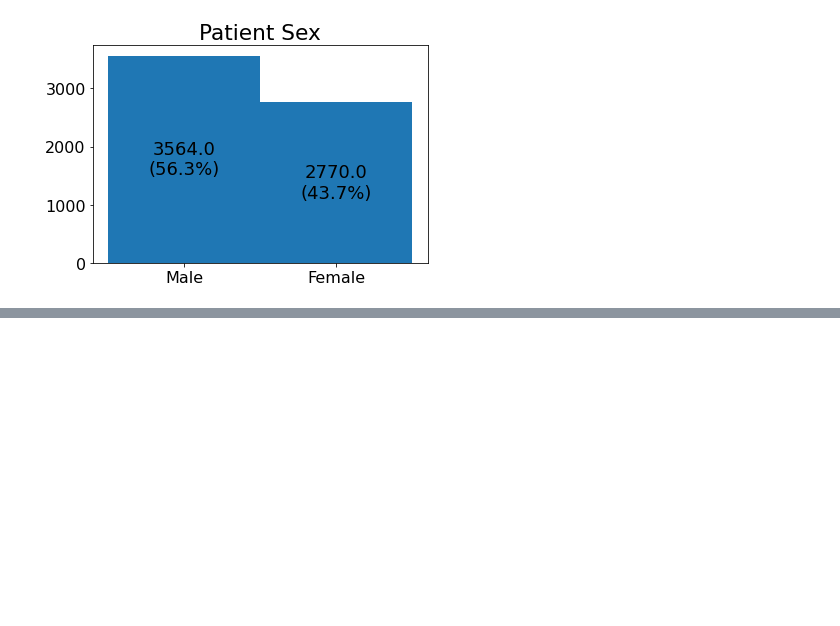
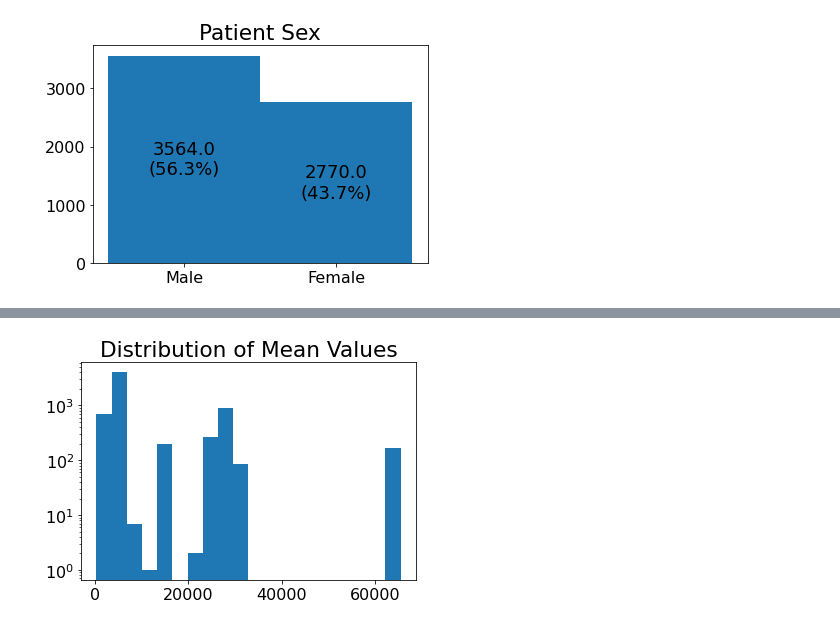
Before and after one commit to CarlaSa/AML_project, a Jupyter notebook: Data Plots.ipynb, the cells around one changed output, grey strips where cells are left out. Drawn from its saved outputs; the diff is of its cells as text; code cells hidden in the pictures; blank space fills up the shorter version.

```diff
--- a/Data Plots.ipynb
+++ b/Data Plots.ipynb
@@ -148,0 +173,7 @@ plt.show()
+# %%
+plt.hist(pixel_value_stats[1], bins=20)
+plt.yscale("log")
+plt.title("Distribution of Mean Values")
+plt.show()
+# %% [output]
+[figure, added]
```
Also changed, not shown: parts of 4 cells of this notebook, 1 other file.
